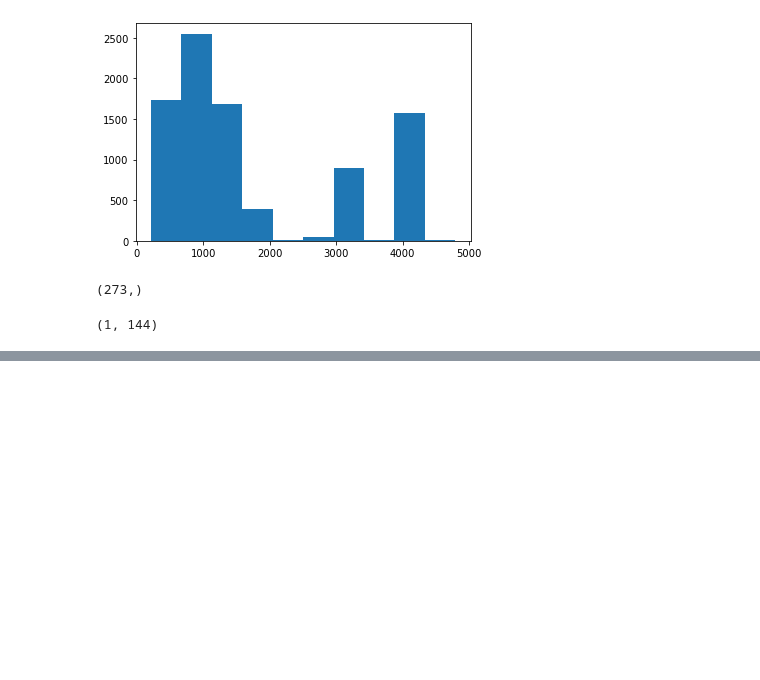
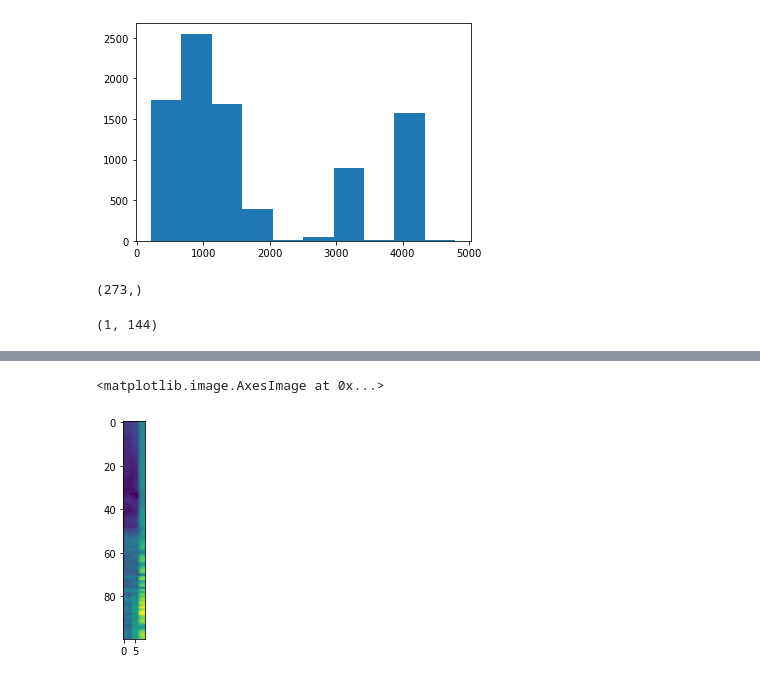
Before and after one commit to gdelfe/Deep_Learning_for_neural_decoding_of_spleep_awake_brain, a Jupyter notebook: notebooks/Load Spectrograms-Accelerated.ipynb, the cells around one changed output, grey strips where cells are left out. Drawn from its saved outputs; the diff is of its cells as text; code cells hidden in the pictures; blank space fills up the shorter version.

```diff
--- a/notebooks/Load Spectrograms-Accelerated.ipynb
+++ b/notebooks/Load Spectrograms-Accelerated.ipynb
@@ -257,0 +289,5 @@ badtimes.shape
+# %%
+plt.imshow(sample_move[0].T)
+# %% [output]
+<matplotlib.image.AxesImage at 0x...>
+[figure, added]
```
Also changed, not shown: parts of 7 cells of this notebook, 1 other file.
